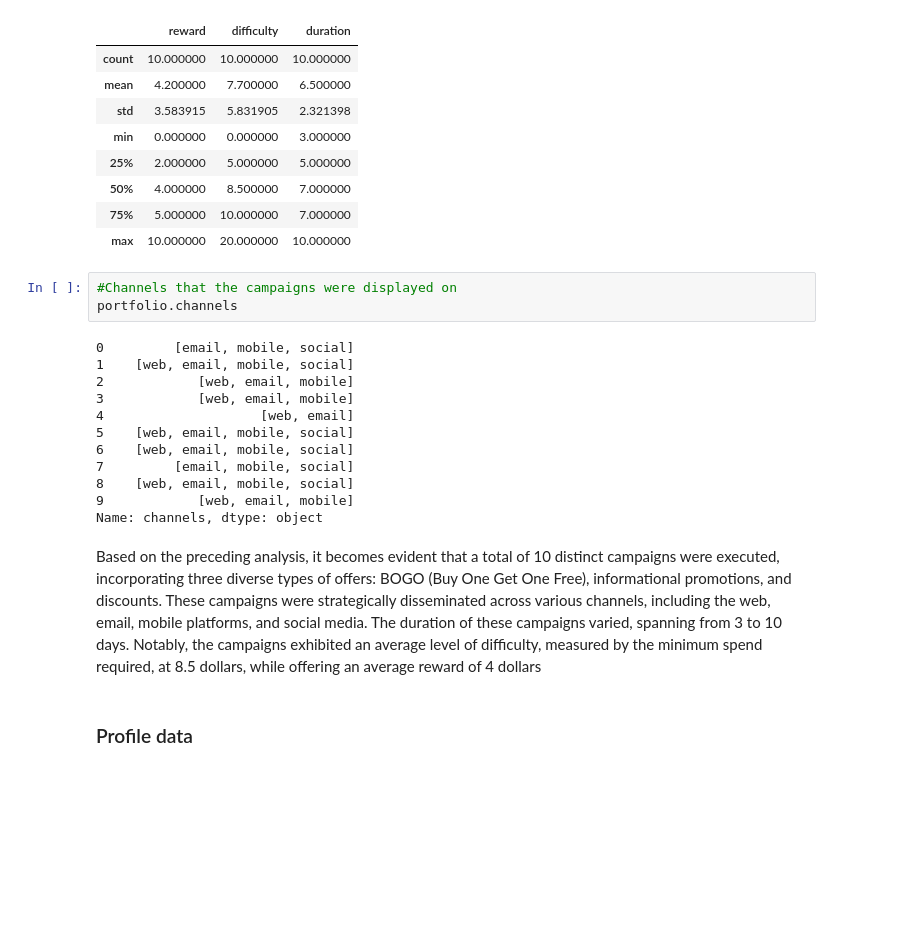
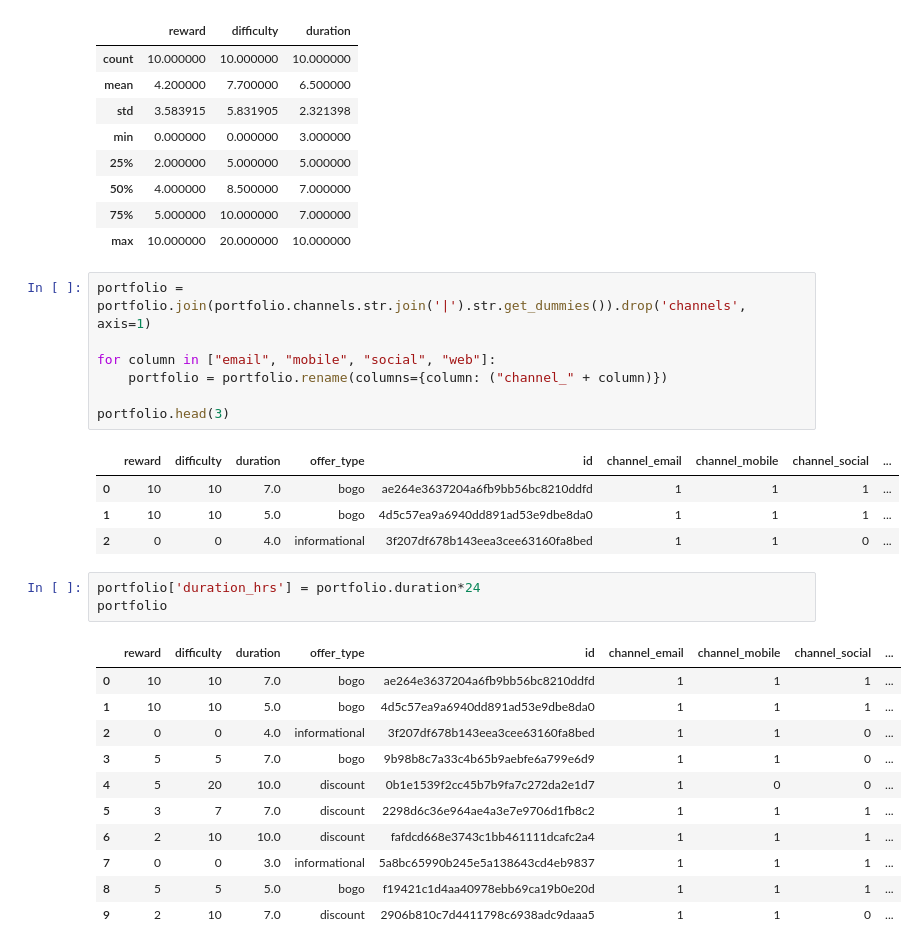
Before and after one commit to sbeldine97/Business-Analytics-Report, a Jupyter notebook: Customer_Offer_Segmentation.ipynb, the cells around one changed output. Saved outputs shown, nothing was run; the diff lists cells and outputs as text; blank space fills up the shorter version.

```diff
--- a/Customer_Offer_Segmentation.ipynb
+++ b/Customer_Offer_Segmentation.ipynb
@@ -140,22 +125,30 @@ portfolio.describe()
 | 50% | 4.000000 | 8.500000 | 7.000000 |
 | 75% | 5.000000 | 10.000000 | 7.000000 |
 | max | 10.000000 | 20.000000 | 10.000000 |
-# %%
-#Channels that the campaigns were displayed on
-portfolio.channels
-# %% [output]
-0         [email, mobile, social]
-1    [web, email, mobile, social]
-2            [web, email, mobile]
-3            [web, email, mobile]
-4                    [web, email]
-5    [web, email, mobile, social]
-6    [web, email, mobile, social]
-7         [email, mobile, social]
-8    [web, email, mobile, social]
-9            [web, email, mobile]
-Name: channels, dtype: object
-# %% [markdown]
-Based on the preceding analysis, it becomes evident that a total of 10 distinct campaigns were executed, incorporating three diverse types of offers: BOGO (Buy One Get One Free), informational promotions, and discounts. These campaigns were strategically disseminated across various channels, including the web, email, mobile platforms, and social media. The duration of these campaigns varied, spanning from 3 to 10 days. Notably, the campaigns exhibited an average level of difficulty, measured by the minimum spend required, at 8.5 dollars, while offering an average reward of 4 dollars
-# %% [markdown]
-### Profile data
+# %%
+portfolio = portfolio.join(portfolio.channels.str.join('|').str.get_dummies()).drop('channels', axis=1)
+
+for column in ["email", "mobile", "social", "web"]:
+    portfolio = portfolio.rename(columns={column: ("channel_" + column)})
+
+portfolio.head(3)
+# %% [output]
+|  | reward | difficulty | duration | offer_type | id | channel_email | channel_mobile | channel_social | ... |
+| 0 | 10 | 10 | 7.0 | bogo | ae264e3637204a6fb9bb56bc8210ddfd | 1 | 1 | 1 | ... |
+| 1 | 10 | 10 | 5.0 | bogo | 4d5c57ea9a6940dd891ad53e9dbe8da0 | 1 | 1 | 1 | ... |
+| 2 | 0 | 0 | 4.0 | informational | 3f207df678b143eea3cee63160fa8bed | 1 | 1 | 0 | ... |
+# %%
+portfolio['duration_hrs'] = portfolio.duration*24
+portfolio
+# %% [output]
+|  | reward | difficulty | duration | offer_type | id | channel_email | channel_mobile | channel_social | ... |
+| 0 | 10 | 10 | 7.0 | bogo | ae264e3637204a6fb9bb56bc8210ddfd | 1 | 1 | 1 | ... |
+| 1 | 10 | 10 | 5.0 | bogo | 4d5c57ea9a6940dd891ad53e9dbe8da0 | 1 | 1 | 1 | ... |
+| 2 | 0 | 0 | 4.0 | informational | 3f207df678b143eea3cee63160fa8bed | 1 | 1 | 0 | ... |
+| 3 | 5 | 5 | 7.0 | bogo | 9b98b8c7a33c4b65b9aebfe6a799e6d9 | 1 | 1 | 0 | ... |
+| 4 | 5 | 20 | 10.0 | discount | 0b1e1539f2cc45b7b9fa7c272da2e1d7 | 1 | 0 | 0 | ... |
+| 5 | 3 | 7 | 7.0 | discount | 2298d6c36e964ae4a3e7e9706d1fb8c2 | 1 | 1 | 1 | ... |
+| 6 | 2 | 10 | 10.0 | discount | fafdcd668e3743c1bb461111dcafc2a4 | 1 | 1 | 1 | ... |
+| 7 | 0 | 0 | 3.0 | informational | 5a8bc65990b245e5a138643cd4eb9837 | 1 | 1 | 1 | ... |
+| 8 | 5 | 5 | 5.0 | bogo | f19421c1d4aa40978ebb69ca19b0e20d | 1 | 1 | 1 | ... |
+| 9 | 2 | 10 | 7.0 | discount | 2906b810c7d4411798c6938adc9daaa5 | 1 | 1 | 0 | ... |
```
Also changed, not shown: parts of 212 cells of this notebook.
